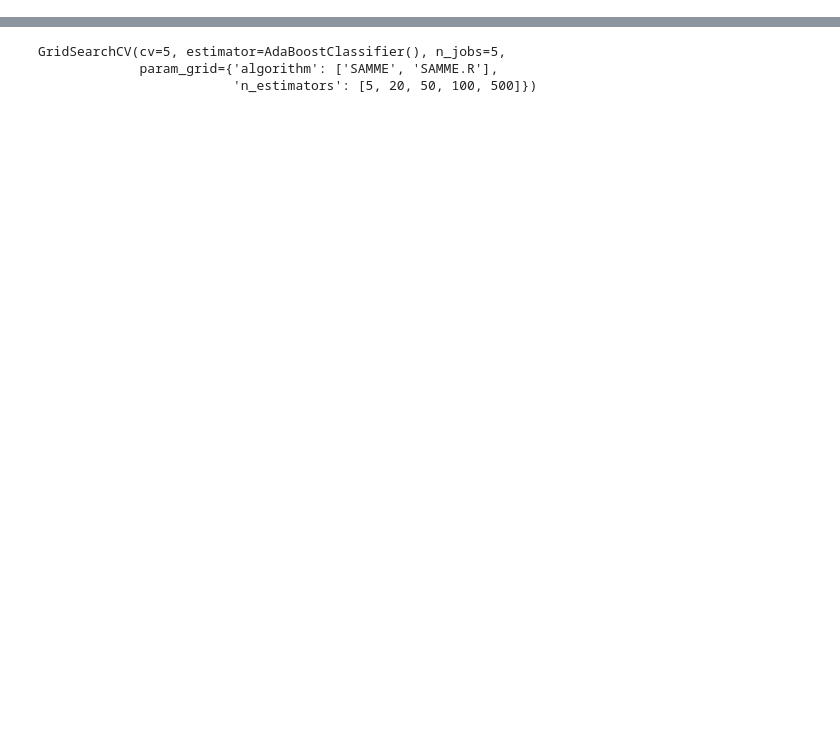
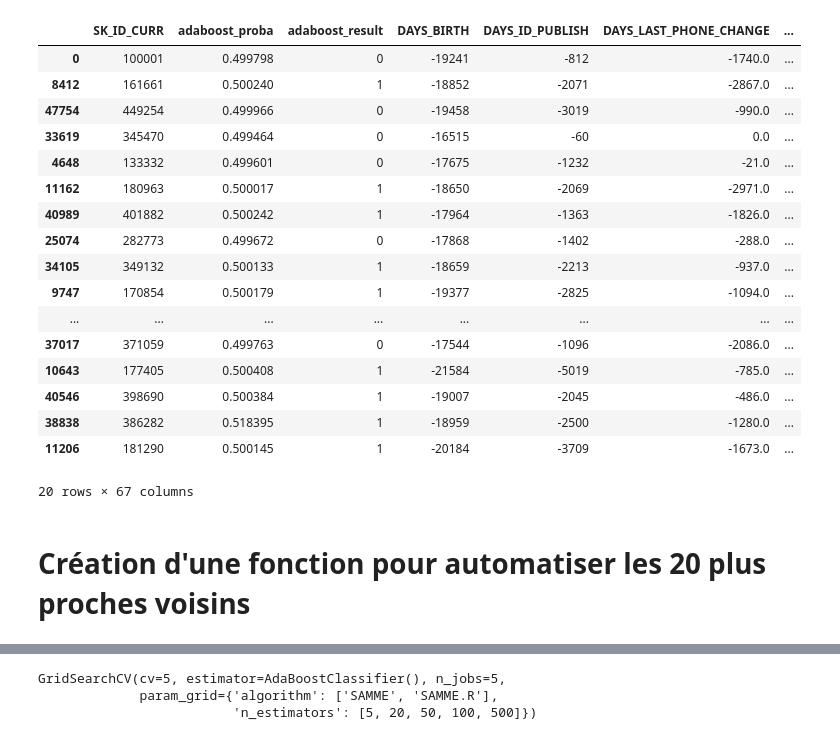
Before and after one commit to BastienOC/dash_OC, a Jupyter notebook: Dashboard_Dash.ipynb, the cells around one changed output, grey strips where cells are left out. Cells and saved outputs as stored; diff of their text form; code cells hidden in the pictures; blank space fills up the shorter version.

Commit message:
nearest_neighbors

```diff
--- a/Dashboard_Dash.ipynb
+++ b/Dashboard_Dash.ipynb
@@ -6,0 +21,3 @@ from lime.lime_tabular import LimeTabularExplainer
+# %%
+data = pd.read_csv('df_dash.csv')
+data.head()
@@ -6,0 +162,7 @@ from lime.lime_tabular import LimeTabularExplainer
+# %%
+# Calcul des 20 plus proches voisins
+
+from sklearn.neighbors import NearestNeighbors
+
+nbrs = NearestNeighbors(n_neighbors = 20, algorithm = 'ball_tree').fit(summary)
+nbrs
@@ -6,0 +187,27 @@ from lime.lime_tabular import LimeTabularExplainer
+# %%
+# listes des 20 plus proches voisins du client 100001
+
+index = nbrs.kneighbors(np.array(summary.loc[100001]).reshape(1, -1))[1].flatten()
+
+data.iloc[index]
+# %% [output]
+|  | SK_ID_CURR | adaboost_proba | adaboost_result | DAYS_BIRTH | DAYS_ID_PUBLISH | DAYS_LAST_PHONE_CHANGE | ... |
+| 0 | 100001 | 0.499798 | 0 | -19241 | -812 | -1740.0 | ... |
+| 8412 | 161661 | 0.500240 | 1 | -18852 | -2071 | -2867.0 | ... |
+| 47754 | 449254 | 0.499966 | 0 | -19458 | -3019 | -990.0 | ... |
+| 33619 | 345470 | 0.499464 | 0 | -16515 | -60 | 0.0 | ... |
+| 4648 | 133332 | 0.499601 | 0 | -17675 | -1232 | -21.0 | ... |
+| 11162 | 180963 | 0.500017 | 1 | -18650 | -2069 | -2971.0 | ... |
+| 40989 | 401882 | 0.500242 | 1 | -17964 | -1363 | -1826.0 | ... |
+| 25074 | 282773 | 0.499672 | 0 | -17868 | -1402 | -288.0 | ... |
+| 34105 | 349132 | 0.500133 | 1 | -18659 | -2213 | -937.0 | ... |
+| 9747 | 170854 | 0.500179 | 1 | -19377 | -2825 | -1094.0 | ... |
+| ... | ... | ... | ... | ... | ... | ... | ... |
+| 37017 | 371059 | 0.499763 | 0 | -17544 | -1096 | -2086.0 | ... |
+| 10643 | 177405 | 0.500408 | 1 | -21584 | -5019 | -785.0 | ... |
+| 40546 | 398690 | 0.500384 | 1 | -19007 | -2045 | -486.0 | ... |
+| 38838 | 386282 | 0.518395 | 1 | -18959 | -2500 | -1280.0 | ... |
+| 11206 | 181290 | 0.500145 | 1 | -20184 | -3709 | -1673.0 | ... |
+20 rows × 67 columns
+# %% [markdown]
+# Création d'une fonction pour automatiser les 20 plus proches voisins
```
Also changed, not shown: parts of 51 cells of this notebook.
